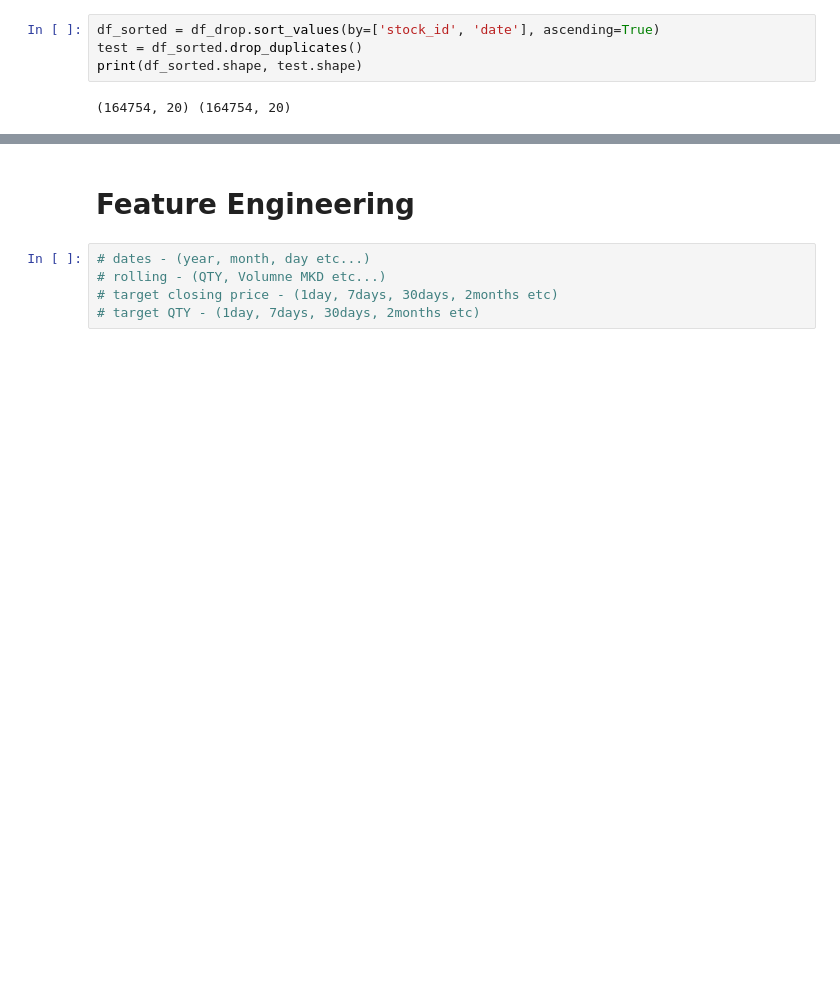
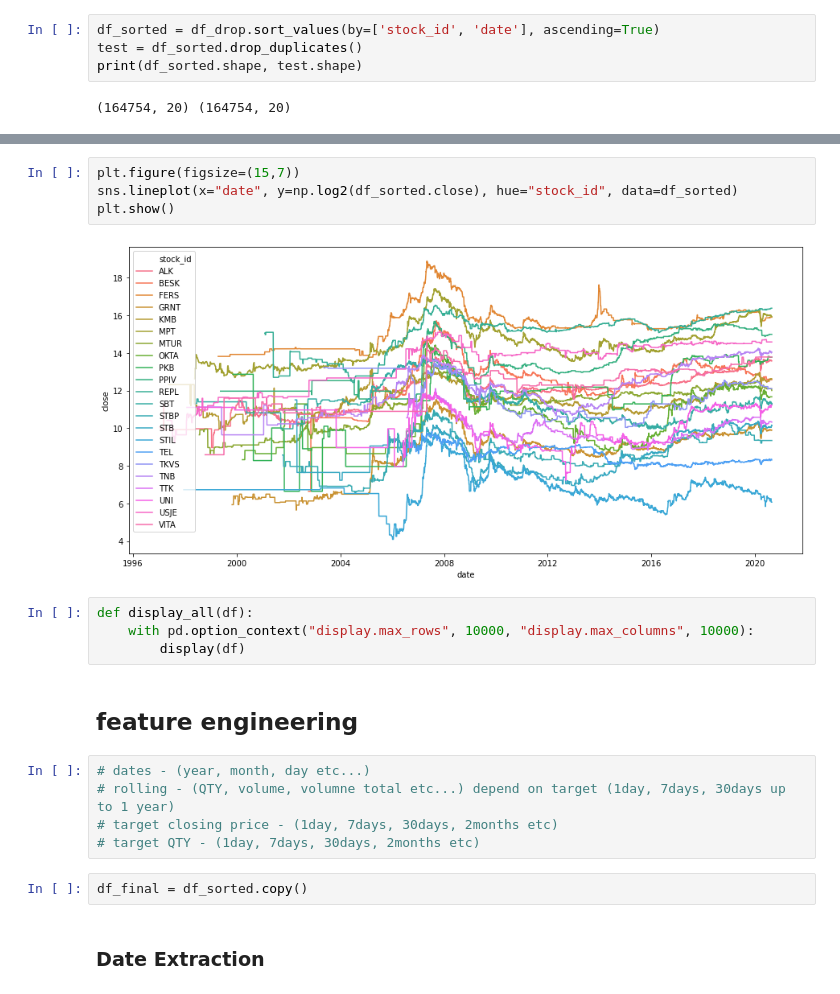
Before and after one commit to gjurcin/MacedoniaStockMarket, a Jupyter notebook: macedonian_stock_exchange_ivona.ipynb, the cells around one changed output, grey strips where cells are left out. Cells and saved outputs as stored; diff of their text form; blank space fills up the shorter version.

```diff
--- a/macedonian_stock_exchange_ivona.ipynb
+++ b/macedonian_stock_exchange_ivona.ipynb
@@ -161,7 +117,21 @@ df_sorted
-# %% [markdown]
-# Feature Engineering
+# %%
+plt.figure(figsize=(15,7))
+sns.lineplot(x="date", y=np.log2(df_sorted.close), hue="stock_id", data=df_sorted)
+plt.show()
+# %% [output]
+[figure, added]
+# %%
+def display_all(df):
+    with pd.option_context("display.max_rows", 10000, "display.max_columns", 10000):
+        display(df)
+# %% [markdown]
+## feature engineering
 # %%
 # dates - (year, month, day etc...)
-# rolling - (QTY, Volumne MKD etc...)
+# rolling - (QTY, volume, volumne total etc...) depend on target (1day, 7days, 30days up to 1 year)
 # target closing price - (1day, 7days, 30days, 2months etc)
 # target QTY - (1day, 7days, 30days, 2months etc)
+# %%
+df_final = df_sorted.copy()
+# %% [markdown]
+### Date Extraction
```
Also changed, not shown: parts of 30 cells of this notebook.
